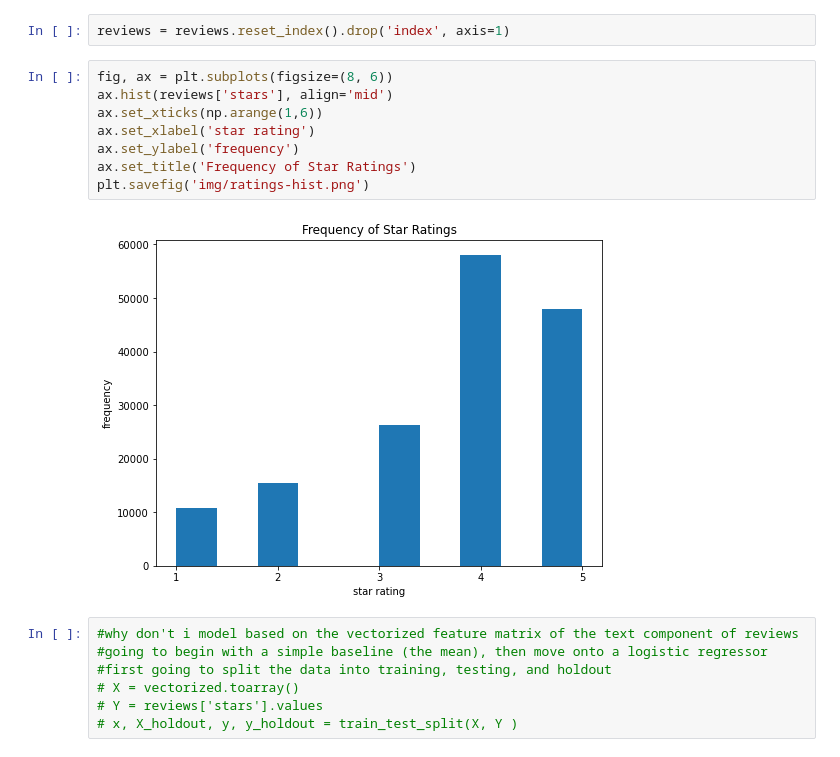
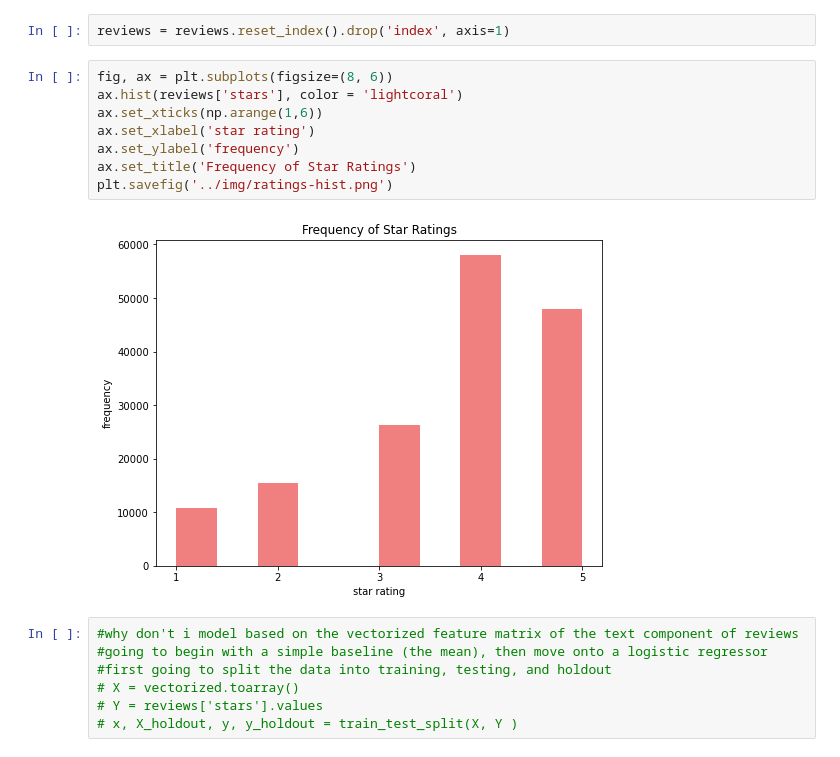
Before and after one commit to sashasabater/restaurant-reviews, a Jupyter notebook: src/notes.ipynb, the cells around one changed output. Drawn from its saved outputs; the diff is of its cells as text.

```diff
--- a/src/notes.ipynb
+++ b/src/notes.ipynb
@@ -34,14 +34,14 @@ reviews.drop(labels=no_rev, axis=0, inplace=True)
 reviews = reviews.reset_index().drop('index', axis=1)
 # %%
 fig, ax = plt.subplots(figsize=(8, 6))
-ax.hist(reviews['stars'], align='mid')
+ax.hist(reviews['stars'], color = 'lightcoral')
 ax.set_xticks(np.arange(1,6))
 ax.set_xlabel('star rating')
 ax.set_ylabel('frequency')
 ax.set_title('Frequency of Star Ratings')
-plt.savefig('img/ratings-hist.png')
+plt.savefig('../img/ratings-hist.png')
 # %% [output]
-[figure, old version]
+[figure, new version]
 # %%
 #why don't i model based on the vectorized feature matrix of the text component of reviews
 #going to begin with a simple baseline (the mean), then move onto a logistic regressor
```
Also changed, not shown: 4 other files.
